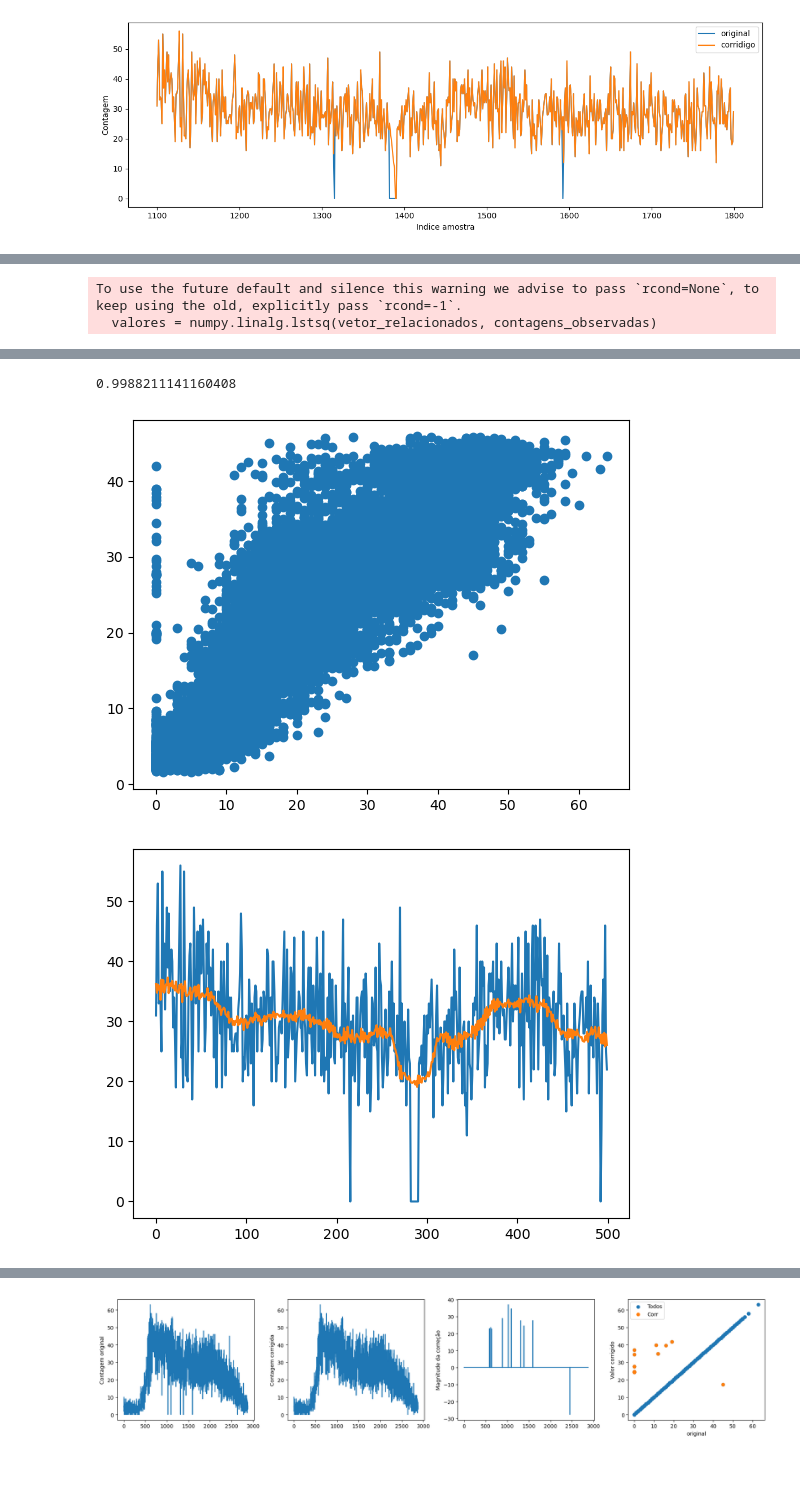
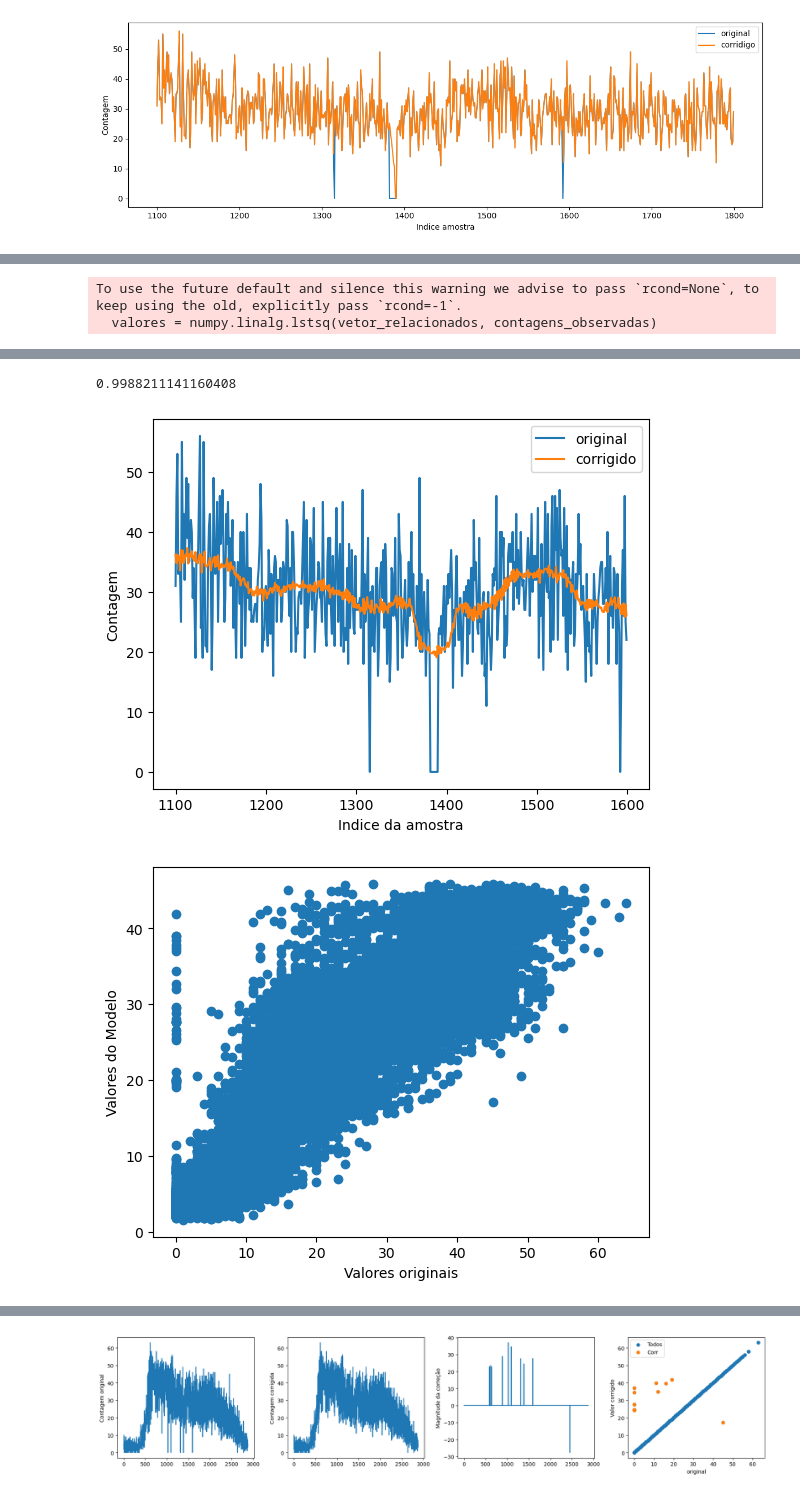
Before and after one commit to albnc/anpetminicurso, a Jupyter notebook: modelosmacroscopicos.ipynb, the cells around one changed output, grey strips where cells are left out. Saved outputs shown, nothing was run; the diff lists cells and outputs as text; code cells hidden in the pictures; blank space fills up the shorter version.

```diff
--- a/modelosmacroscopicos.ipynb
+++ b/modelosmacroscopicos.ipynb
@@ -68,8 +70,8 @@ def ler_dados_pems(caminho_arquivo):
 
             if sum(contagens) > 0 and None not in velocidades:
                 v = sum(contagens)/sum([contagens[i]/velocidades[i] for i in range(len(velocidades)) if contagens[i] > 0 and velocidades[i] > 0])
-                if v > 100:
-                    v=100
+                if v > MAXIMA_VELOCIDADE:
+                    v=MAXIMA_VELOCIDADE
             else:
                 v=None
 
@@ -112,7 +114,7 @@ datas = ['2017_08_14', '2017_08_15', '2017_08_16', '2017_08_17', '2017_08_18']
 dados_pems_por_data = {}
 
 for data in datas:
-    dados_pems = ler_dados_pems(fr"C:\temp\pems\filtered_d04_text_station_raw_{data}.txt")
+    dados_pems = ler_dados_pems(fr"filtered_d04_text_station_raw_{data}.txt")
     dados_pems_por_data[data] = dados_pems
     f, axs = pylab.subplots(1,3, figsize=(12,4))
     for det_id in dados_pems:
@@ -442,37 +463,44 @@ contagens_observadas = df['contagem_total'].to_numpy()
 
 def cria_vetor_relacionados(janela, vetor):
     vetor_relacionados = numpy.zeros((vetor.shape[0], 2*janela))
 
     for u in range(1,JANELA+1):
         vetor_relacionados[:,u-1] = numpy.roll(vetor,u)
         vetor_relacionados[:,janela-1+u] = numpy.roll(vetor,-u)
     return vetor_relacionados
 
 vetor_relacionados = cria_vetor_relacionados(JANELA, contagens_observadas)
 valores = numpy.linalg.lstsq(vetor_relacionados, contagens_observadas)
 pylab.plot(valores[0], '-*')
 pylab.show()
 print(sum(valores[0]))
 
 #aqui as predicoes sem nenhuma técnica em particular
 predicao = vetor_relacionados@valores[0]
-pylab.scatter(contagens_observadas, predicao)
-pylab.show()
+
 
 df['contagem_total_corrigida'] = predicao
 
 df_16 = df[df['dia']==16].reset_index()
 observadas = df_16['contagem_total'].to_numpy()
 corrigidas = df_16['contagem_total_corrigida'].to_numpy()
 
-pylab.plot(observadas[1100:1600])
-pylab.plot(corrigidas[1100:1600])
+pylab.plot(list(range(1100,1600)),observadas[1100:1600], label='original')
+pylab.plot(list(range(1100,1600)), corrigidas[1100:1600], label='corrigido')
+pylab.xlabel("Indice da amostra")
+pylab.ylabel("Contagem")
+pylab.legend()
 pylab.show()
+
+pylab.scatter(contagens_observadas, predicao)
+pylab.xlabel("Valores originais")
+pylab.ylabel("Valores do Modelo")
+pylab.show()
 # %% [output]
 To use the future default and silence this warning we advise to pass `rcond=None`, to keep using the old, explicitly pass `rcond=-1`.
   valores = numpy.linalg.lstsq(vetor_relacionados, contagens_observadas)
 [figure]
 0.9988211141160408
-[figure, old version]
+[figure, new version]
-[figure, old version]
+[figure, new version]
 # %% [markdown]
```
Also changed, not shown: parts of 19 cells of this notebook, 5 other files.
